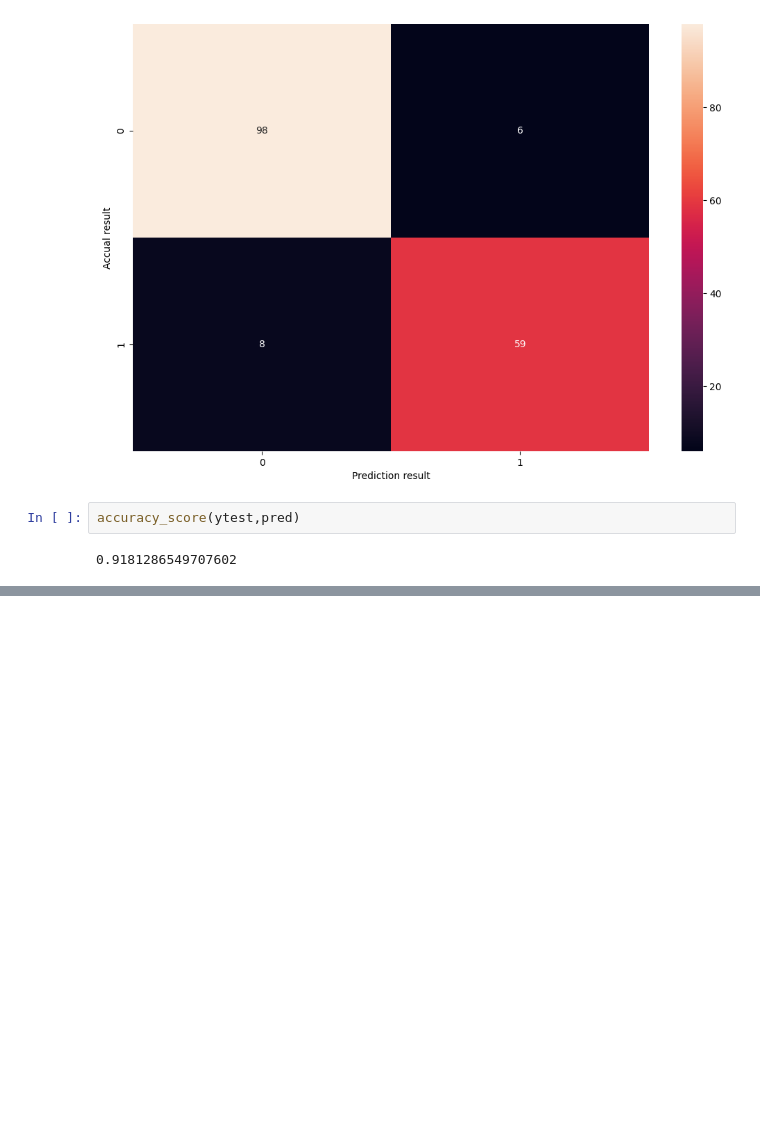
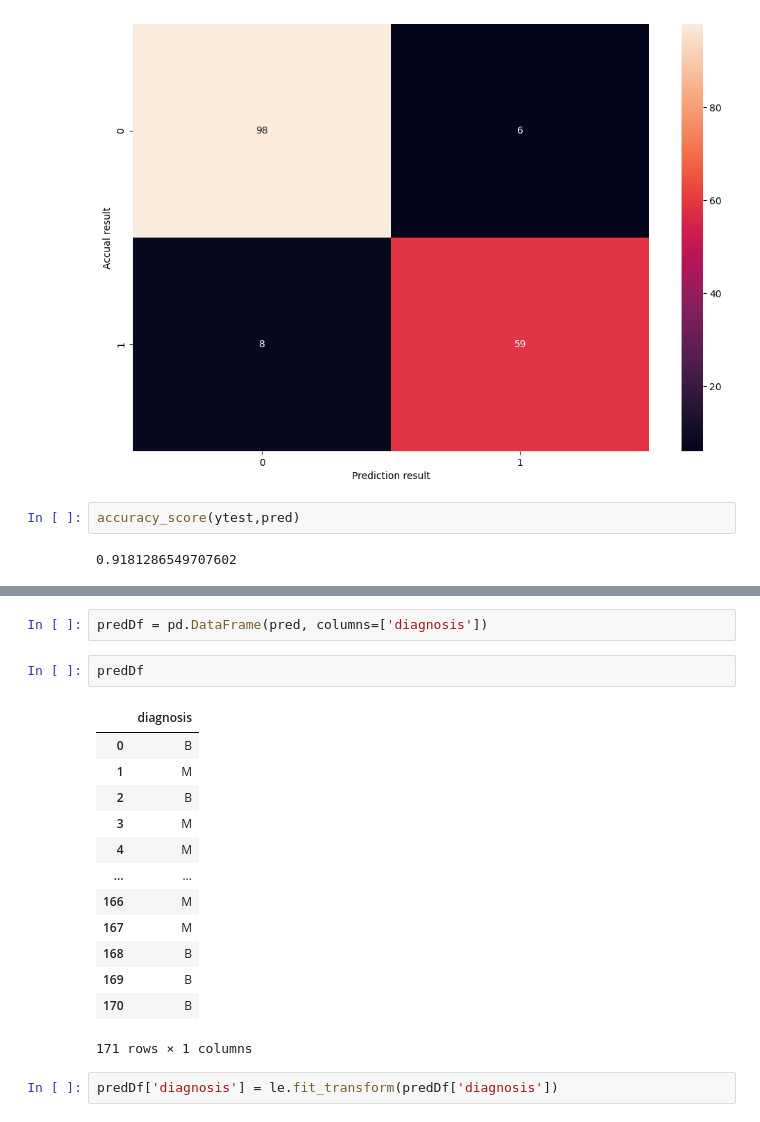
Before and after one commit to jarinraya02/Machine_Learning_Course, a Jupyter notebook: Assignment 3/Class 7_KNN Classification.ipynb, the cells around one changed output, grey strips where cells are left out. Drawn from its saved outputs; the diff is of its cells as text; blank space fills up the shorter version.

```diff
--- a/Assignment 3/Class 7_KNN Classification.ipynb
+++ b/Assignment 3/Class 7_KNN Classification.ipynb
@@ -257,0 +358,20 @@ ne_disp = RocCurveDisplay.from_estimator(ne, xtest, ytest)
+# %%
+predDf = pd.DataFrame(pred, columns=['diagnosis'])
+# %%
+predDf
+# %% [output]
+|  | diagnosis |
+| 0 | B |
+| 1 | M |
+| 2 | B |
+| 3 | M |
+| 4 | M |
+| ... | ... |
+| 166 | M |
+| 167 | M |
+| 168 | B |
+| 169 | B |
+| 170 | B |
+171 rows × 1 columns
+# %%
+predDf['diagnosis'] = le.fit_transform(predDf['diagnosis'])
```
Also changed, not shown: parts of 20 cells of this notebook, 1 other file.
